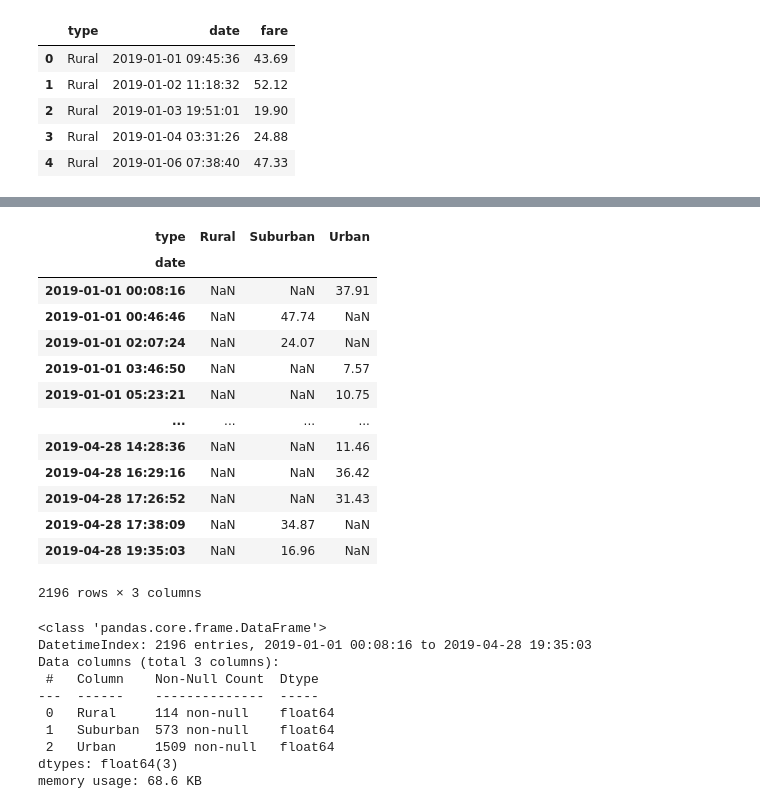
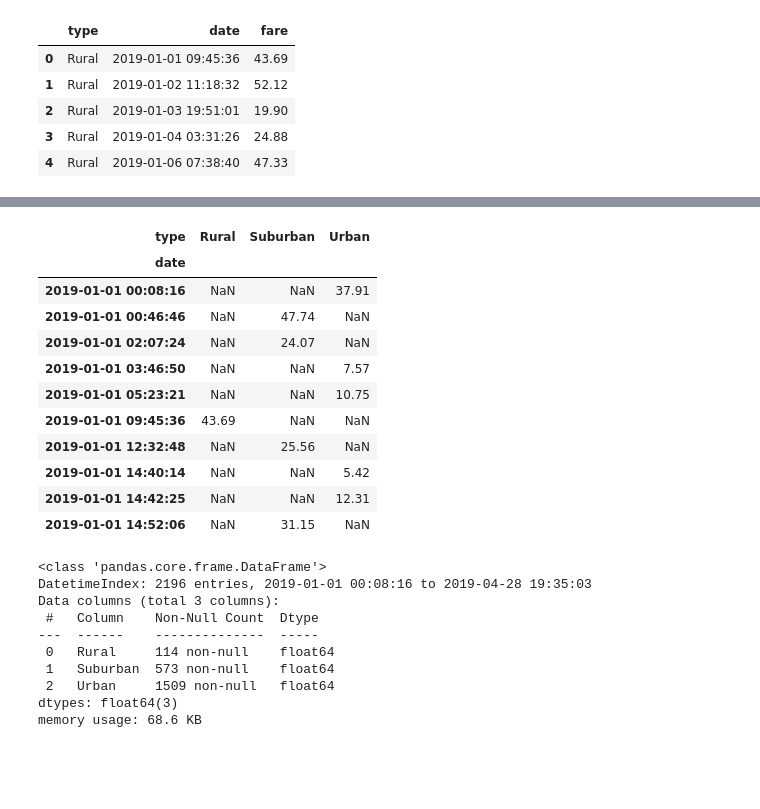
Before and after one commit to giraruba99/PyBer_Analysis, a Jupyter notebook: PyBer_Challenge.ipynb, the cells around one changed output, grey strips where cells are left out. Saved outputs shown, nothing was run; the diff lists cells and outputs as text; code cells hidden in the pictures; blank space fills up the shorter version.

```diff
--- a/PyBer_Challenge.ipynb
+++ b/PyBer_Challenge.ipynb
@@ -207,23 +212,20 @@ pivot_table.head()
 # %%
 # 5. Create a new DataFrame from the pivot table DataFrame using loc on the given dates, '2019-01-01':'2019-04-29'.
-new_time_frame_df = pivot_table.loc['2019-01-01':'2019-04-29']
+fares_for_given_dates_df = pivot_table.loc['2019-01-01':'2019-04-29']
+fares_for_given_dates_df.head(10)
+# %% [output]
+| type | Rural | Suburban | Urban |
+| date |  |  |  |
+| 2019-01-01 00:08:16 | NaN | NaN | 37.91 |
+| 2019-01-01 00:46:46 | NaN | 47.74 | NaN |
+| 2019-01-01 02:07:24 | NaN | 24.07 | NaN |
+| 2019-01-01 03:46:50 | NaN | NaN | 7.57 |
+| 2019-01-01 05:23:21 | NaN | NaN | 10.75 |
+| 2019-01-01 09:45:36 | 43.69 | NaN | NaN |
+| 2019-01-01 12:32:48 | NaN | 25.56 | NaN |
+| 2019-01-01 14:40:14 | NaN | NaN | 5.42 |
+| 2019-01-01 14:42:25 | NaN | NaN | 12.31 |
+| 2019-01-01 14:52:06 | NaN | 31.15 | NaN |
-# %%
-new_time_frame_df
-# %% [output]
-| type | Rural | Suburban | Urban |
-| date |  |  |  |
-| 2019-01-01 00:08:16 | NaN | NaN | 37.91 |
-| 2019-01-01 00:46:46 | NaN | 47.74 | NaN |
-| 2019-01-01 02:07:24 | NaN | 24.07 | NaN |
-| 2019-01-01 03:46:50 | NaN | NaN | 7.57 |
-| 2019-01-01 05:23:21 | NaN | NaN | 10.75 |
-| ... | ... | ... | ... |
-| 2019-04-28 14:28:36 | NaN | NaN | 11.46 |
-| 2019-04-28 16:29:16 | NaN | NaN | 36.42 |
-| 2019-04-28 17:26:52 | NaN | NaN | 31.43 |
-| 2019-04-28 17:38:09 | NaN | 34.87 | NaN |
-| 2019-04-28 19:35:03 | NaN | 16.96 | NaN |
-2196 rows × 3 columns
 # %%
 # 6. Set the "date" index to datetime datatype. This is necessary to use the resample() method in Step 8.
 # df.index = pd.to_datetime(df.index)
```
Also changed, not shown: parts of 5 cells of this notebook, 1 other file.
